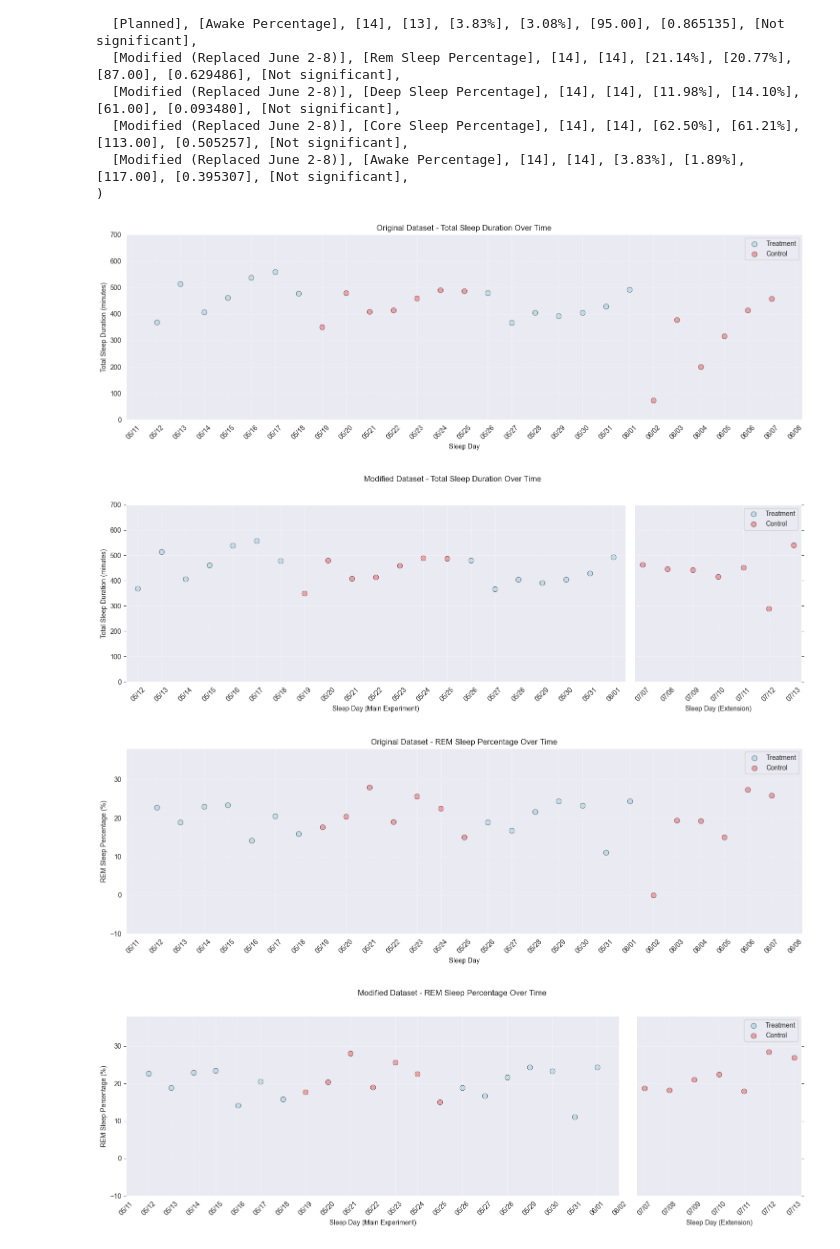
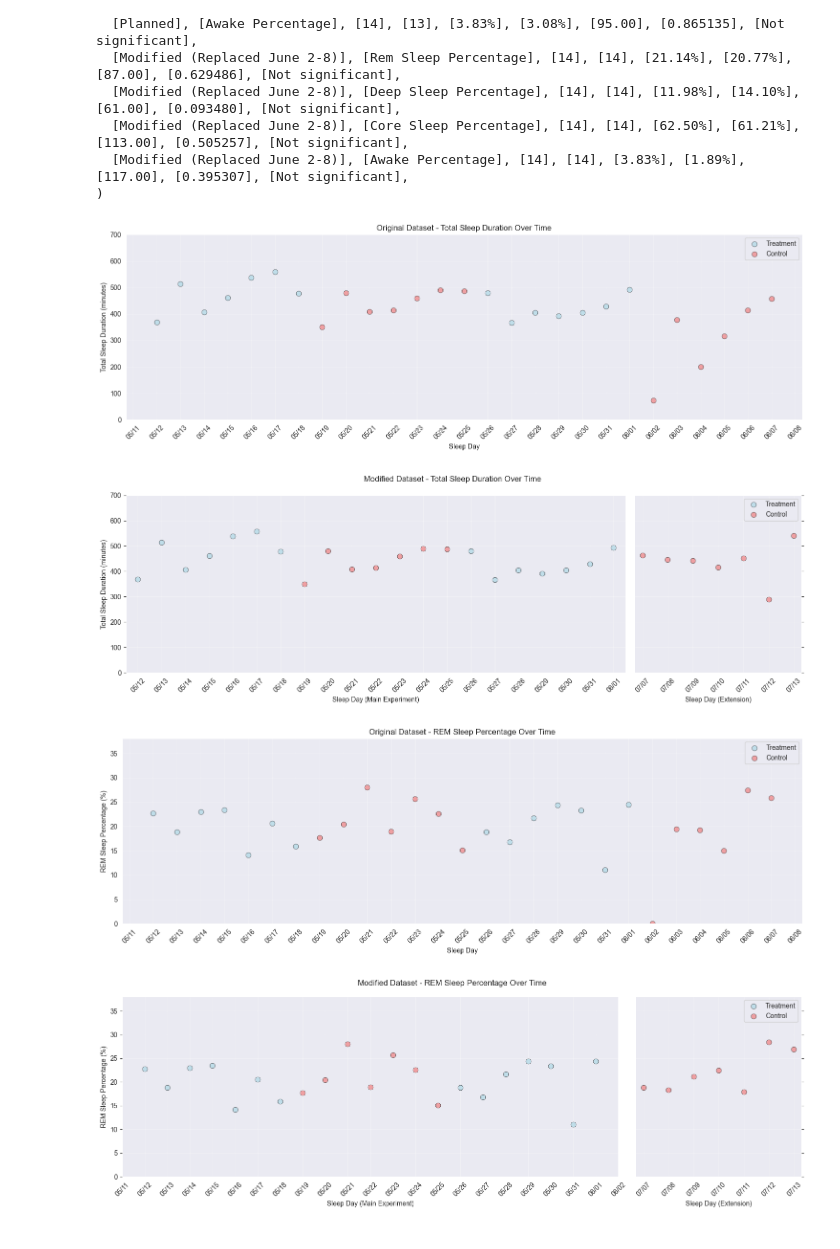
Before and after one commit to cezary17/nof1-analysis-py, a Jupyter notebook: analysis/analyze_data.ipynb, the cells around one changed output. Saved outputs shown, nothing was run; the diff lists cells and outputs as text; code cells hidden in the pictures.

Commit message:
sleep quality scatter plots

```diff
--- a/analysis/analyze_data.ipynb
+++ b/analysis/analyze_data.ipynb
@@ -451,35 +451,35 @@ if len(extension_treatment_dates) > 0:
 ax2.spines['right'].set_visible(False)
 ax3.spines['left'].set_visible(False)
 ax2.yaxis.tick_left()
 ax2.tick_params(labelright=False)
 ax3.yaxis.tick_right()
 ax3.tick_params(labelleft=False)
 
 # Format x-axis for broken axis plots
 ax2.xaxis.set_major_locator(mdates.DayLocator())
 ax2.xaxis.set_major_formatter(mdates.DateFormatter('%m/%d'))
 ax3.xaxis.set_major_locator(mdates.DayLocator())
 ax3.xaxis.set_major_formatter(mdates.DateFormatter('%m/%d'))
 
 # Set labels and titles
 ax2.set_xlabel('Sleep Day (Main Experiment)')
 ax2.set_ylabel('Total Sleep Duration (minutes)')
 ax3.set_xlabel('Sleep Day (Extension)')
 ax3.legend(loc='upper right')
 ax2.grid(True, alpha=0.3)
 ax3.grid(True, alpha=0.3)
 ax2.tick_params(axis='x', rotation=45)
 ax3.tick_params(axis='x', rotation=45)
 
 # Set overall title
-fig2.suptitle('Modified Dataset - Total Sleep Duration Over Time', y=1.02)
+fig2.suptitle('Modified Dataset - Total Sleep Duration Over Time')
 
 plt.tight_layout()
 plt.savefig("../figures/sleep_time/sleep_duration_scatter_plots.png", dpi=300, bbox_inches='tight')
 plt.show()
 # %% [output]
 [figure]
-[figure, old version]
+[figure, new version]
 # %%
 # Create scatter plots showing REM sleep percentage over time for treatment and control groups
 
@@ -494,7 +494,7 @@ control_rem_percentage = control_data["rem_sleep_percentage"].to_numpy()
 # Calculate y-axis limits for REM sleep percentage
 all_rem_data = np.concatenate([treatment_rem_percentage, control_rem_percentage])
 rem_min, rem_max = np.min(all_rem_data), np.max(all_rem_data)
-rem_ylim_min, rem_ylim_max = rem_min - 10, rem_max + 10
+rem_ylim_min, rem_ylim_max = max(0, rem_min - 10), rem_max + 10
 
 ax1.scatter(treatment_dates, treatment_rem_percentage, color='lightblue', alpha=0.7, s=60, label='Treatment', edgecolors='black', linewidth=0.5)
 ax1.scatter(control_dates, control_rem_percentage, color='lightcoral', alpha=0.7, s=60, label='Control', edgecolors='black', linewidth=0.5)
@@ -511,6 +511,7 @@ ax1.xaxis.set_major_formatter(mdates.DateFormatter('%m/%d'))
 ax1.tick_params(axis='x', rotation=45)
 
 plt.tight_layout()
+plt.savefig("../figures/sleep_time/rem_sleep_percentage_scatter_plots_original.png", dpi=300, bbox_inches='tight')
 plt.show()
 
 # Modified dataset with broken x-axis
@@ -579,14 +580,14 @@ ax2.tick_params(axis='x', rotation=45)
 ax3.tick_params(axis='x', rotation=45)
 
 # Set overall title
-fig2.suptitle('Modified Dataset - REM Sleep Percentage Over Time', y=1.02)
+fig2.suptitle('Modified Dataset - REM Sleep Percentage Over Time')
 
 plt.tight_layout()
 plt.savefig("../figures/sleep_time/rem_sleep_percentage_scatter_plots.png", dpi=300, bbox_inches='tight')
 plt.show()
 # %% [output]
-[figure, old version]
+[figure, new version]
-[figure, old version]
+[figure, new version]
 # %%
 # Create scatter plots showing Deep sleep percentage over time for treatment and control groups
 
```
Also changed, not shown: parts of 2 cells of this notebook, 7 other files.
